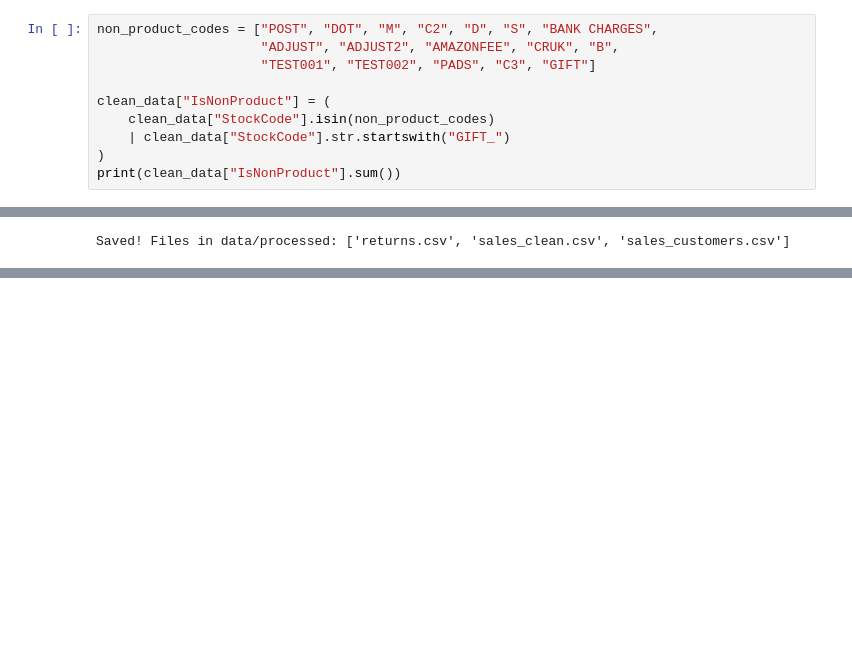
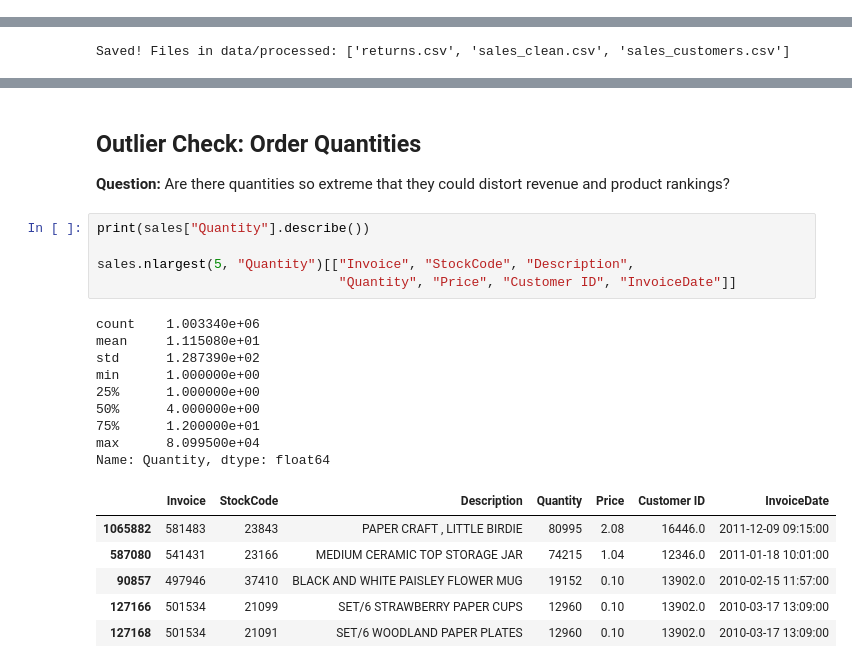
Before and after one commit to fathimathulamana/online-retail-analysis, a Jupyter notebook: notebooks/online_retail_analysis.ipynb, the cells around one changed output, grey strips where cells are left out. Saved outputs shown, nothing was run; the diff lists cells and outputs as text; blank space fills up the shorter version.

Commit message:
Update online retail data analysis

```diff
--- a/notebooks/online_retail_analysis.ipynb
+++ b/notebooks/online_retail_analysis.ipynb
@@ -552,13 +545,3 @@ display(bad_debt_rows)
 | 825443 | A563185 | B | Adjust bad debt | 1 | 2011-08-12 14:50:00 | 11062.06 | NaN | United Kingdom | False | ... |
 | 825444 | A563186 | B | Adjust bad debt | 1 | 2011-08-12 14:51:00 | -11062.06 | NaN | United Kingdom | False | ... |
 | 825445 | A563187 | B | Adjust bad debt | 1 | 2011-08-12 14:52:00 | -11062.06 | NaN | United Kingdom | False | ... |
-# %%
-non_product_codes = ["POST", "DOT", "M", "C2", "D", "S", "BANK CHARGES",
-                     "ADJUST", "ADJUST2", "AMAZONFEE", "CRUK", "B",
-                     "TEST001", "TEST002", "PADS", "C3", "GIFT"]
-
-clean_data["IsNonProduct"] = (
-    clean_data["StockCode"].isin(non_product_codes)
-    | clean_data["StockCode"].str.startswith("GIFT_")
-)
-print(clean_data["IsNonProduct"].sum())
@@ -879,0 +872,25 @@ Saved! Files in data/processed: ['returns.csv', 'sales_clean.csv', 'sales_custom
+# %% [markdown]
+## Outlier Check: Order Quantities
+
+**Question:** Are there quantities so extreme that they could distort revenue and product rankings?
+# %%
+print(sales["Quantity"].describe())
+
+sales.nlargest(5, "Quantity")[["Invoice", "StockCode", "Description",
+                               "Quantity", "Price", "Customer ID", "InvoiceDate"]]
+# %% [output]
+count    1.003340e+06
+mean     1.115080e+01
+std      1.287390e+02
+min      1.000000e+00
+25%      1.000000e+00
+50%      4.000000e+00
+75%      1.200000e+01
+max      8.099500e+04
+Name: Quantity, dtype: float64
+|  | Invoice | StockCode | Description | Quantity | Price | Customer ID | InvoiceDate |
+| 1065882 | 581483 | 23843 | PAPER CRAFT , LITTLE BIRDIE | 80995 | 2.08 | 16446.0 | 2011-12-09 09:15:00 |
+| 587080 | 541431 | 23166 | MEDIUM CERAMIC TOP STORAGE JAR | 74215 | 1.04 | 12346.0 | 2011-01-18 10:01:00 |
+| 90857 | 497946 | 37410 | BLACK AND WHITE PAISLEY FLOWER MUG | 19152 | 0.10 | 13902.0 | 2010-02-15 11:57:00 |
+| 127166 | 501534 | 21099 | SET/6 STRAWBERRY PAPER CUPS | 12960 | 0.10 | 13902.0 | 2010-03-17 13:09:00 |
+| 127168 | 501534 | 21091 | SET/6 WOODLAND PAPER PLATES | 12960 | 0.10 | 13902.0 | 2010-03-17 13:09:00 |
```
Also changed, not shown: parts of 26 cells of this notebook.
